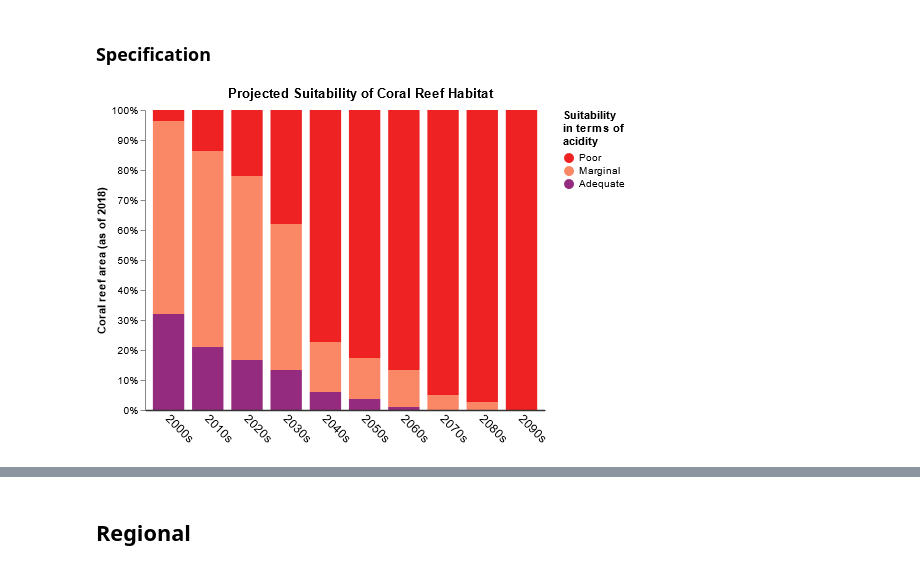
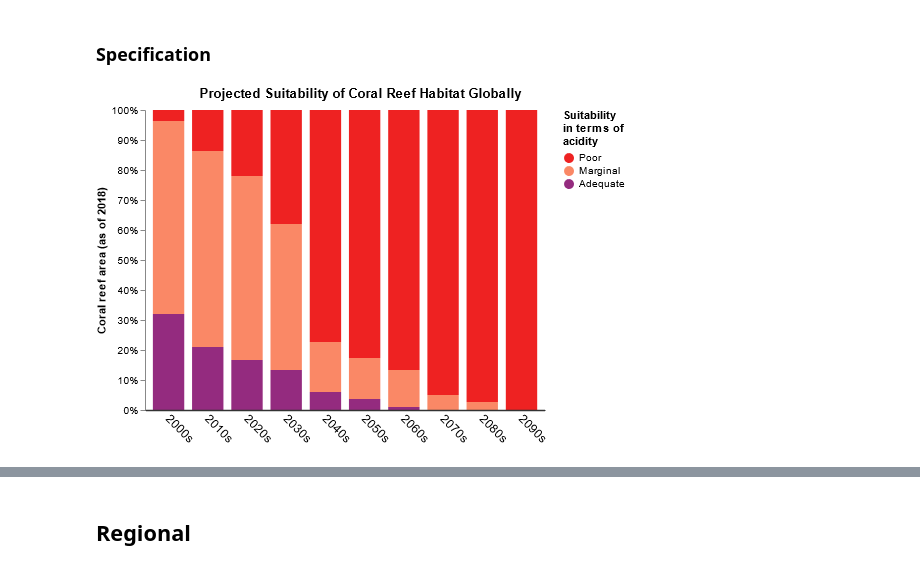
Before and after one commit to pkerins/wri-projects, a Jupyter notebook: ocean-watch/coral/visualizations/projected-acidification.ipynb, the cells around one changed output, grey strips where cells are left out. Cells and saved outputs as stored; diff of their text form; code cells hidden in the pictures.

```diff
--- a/ocean-watch/coral/visualizations/projected-acidification.ipynb
+++ b/ocean-watch/coral/visualizations/projected-acidification.ipynb
@@ -626,8 +628,8 @@ FROM (
 # %%
 spec=json.loads("""
 {
-  "$schema": "https://vega.github.io/schema/vega/v5.json",
-  "description": "Projected suitability for coral reefs due to acidification ",
+  "schema": "https://vega.github.io/schema/vega/v5.json",
+  "description": "Projected suitability for coral reefs due to acidification",
   "width": 300,
   "height": 250,
   "padding": {
@@ -645,19 +647,12 @@ spec=json.loads("""
         {"events": "@cell:mouseover", "update": "datum"},
         {"events": "@cell:mouseout", "update": "null"}
       ]
-    },
-    {
-      "name": "url_param",
-      "description": "Unchanging URL for pulling data; in signal form only as legacy from regional version",
-      "update": "'https://wri-rw.carto.com/api/v2/sql?q=SELECT lvl1.*, 1-acid_fraction_35_running AS fraction_adequate, acid_fraction_35_running-acid_fraction_30_running AS fraction_marginal, acid_fraction_30_running AS fraction_poor FROM (SELECT decade_start, SUM(total_area) AS total_area, SUM(acid_area_35) AS acid_area_35, SUM(acid_area_30) AS acid_area_30, SUM(acid_area_35)/SUM(total_area) AS acid_fraction_35, SUM(acid_area_30)/SUM(total_area) AS acid_fraction_30, SUM(SUM(acid_area_35)/SUM(total_area)) OVER (ORDER BY decade_start) AS acid_fraction_35_running, SUM(SUM(acid_area_30)/SUM(total_area)) OVER (ORDER BY decade_start) AS acid_fraction_30_running FROM (SELECT cartodb_id, gcrmn_reg, ecoregion, unnest(array[2000, 2010, 2020, 2030, 2040, 2050, 2060, 2070, 2080, 2090]) AS decade_start, unnest(array[_2000s_35, _2010s_35, _2020s_35, _2030s_35, _2040s_35, _2050s_35, _2060s_35, _2070s_35, _2080s_35, _2090s_35]) AS acid_area_35, unnest(array[_2000s_30, _2010s_30, _2020s_30, _2030s_30, _2040s_30, _2050s_30, _2060s_30, _2070s_30, _2080s_30, _2090s_30]) AS acid_area_30, reefarea AS total_area FROM ocn_calcs_004_reef_projected_acidification_areas_by_meow_per_decade) AS lvl0 GROUP BY decade_start ORDER BY decade_start ASC) AS lvl1'"
     }
   ],
   "data": [
     {
       "name": "table",
-      "url": {
-        "signal": "url_param"
-      },
+      "url": "https://wri-rw.carto.com/api/v2/sql?q=SELECT lvl1.*, 1-acid_fraction_35_running AS fraction_adequate, acid_fraction_35_running-acid_fraction_30_running AS fraction_marginal, acid_fraction_30_running AS fraction_poor FROM (SELECT decade_start, SUM(total_area) AS total_area, SUM(acid_area_35) AS acid_area_35, SUM(acid_area_30) AS acid_area_30, SUM(acid_area_35)/SUM(total_area) AS acid_fraction_35, SUM(acid_area_30)/SUM(total_area) AS acid_fraction_30, SUM(SUM(acid_area_35)/SUM(total_area)) OVER (ORDER BY decade_start) AS acid_fraction_35_running, SUM(SUM(acid_area_30)/SUM(total_area)) OVER (ORDER BY decade_start) AS acid_fraction_30_running FROM (SELECT cartodb_id, gcrmn_reg, ecoregion, unnest(array[2000, 2010, 2020, 2030, 2040, 2050, 2060, 2070, 2080, 2090]) AS decade_start, unnest(array[_2000s_35, _2010s_35, _2020s_35, _2030s_35, _2040s_35, _2050s_35, _2060s_35, _2070s_35, _2080s_35, _2090s_35]) AS acid_area_35, unnest(array[_2000s_30, _2010s_30, _2020s_30, _2030s_30, _2040s_30, _2050s_30, _2060s_30, _2070s_30, _2080s_30, _2090s_30]) AS acid_area_30, reefarea AS total_area FROM ocn_calcs_004_reef_projected_acidification_areas_by_meow_per_decade) AS lvl0 GROUP BY decade_start ORDER BY decade_start ASC) AS lvl1",
       "format": {"type": "json", "property": "rows"},
       "transform": [
         {
@@ -670,7 +665,7 @@ spec=json.loads("""
   ],
   "title": {
     "text":
-      {"signal": "'Projected Suitability of Coral Reef Habitat'"}
+      {"signal": "'Projected Suitability of Coral Reef Habitat Globally'"}
   },
   "scales": [
     {
@@ -790,31 +785,31 @@ spec=json.loads("""
           "width": {"scale": "xscale", "band": 1},
           "y": {"scale": "yscale", "field": "sum_marginal"},
           "y2": {
             "scale": "yscale",
             "value": 1
           },
           "fill": {"scale": "color", "value": "Poor"},
           "tooltip": {
             "signal": "{title:'Poor suitability for coral', 'Decade':datum.decade_start+'s', 'Aragonite saturation state':'Below 3.0', 'Fraction of global reef area':format(datum.fraction_poor,'.1%')}"
           }
         },
         "hover": {"fillOpacity": {"value": 0.5}},
         "update": {"fillOpacity": {"value": 1}}
       }
     }
   ],
   "legends": [
     {
       "title": ["Suitability", "in terms of", "acidity"],
       "fill": "color",
       "orient": "right"
     }
   ]
 }
 """)
 vega_view=dict(spec)
 vega_view['width']=widget_width
 vega_view['height']=widget_height
 Vega(vega_view)
 # %% [output]
-[figure, old version]
+[figure, new version]
```
Also changed, not shown: parts of 6 cells of this notebook.
